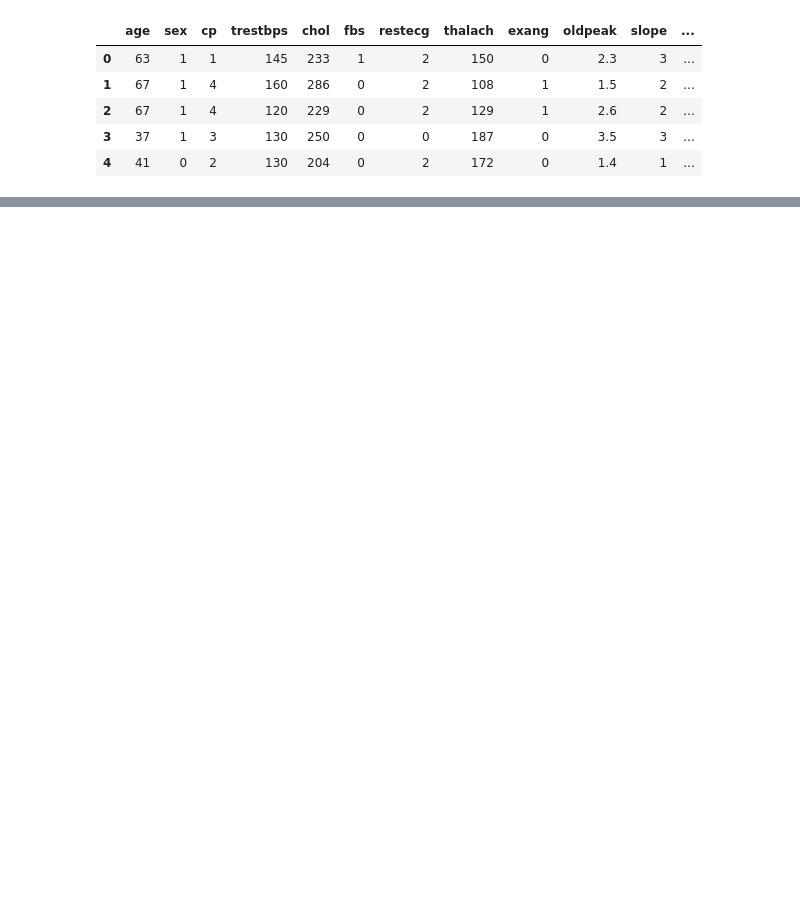
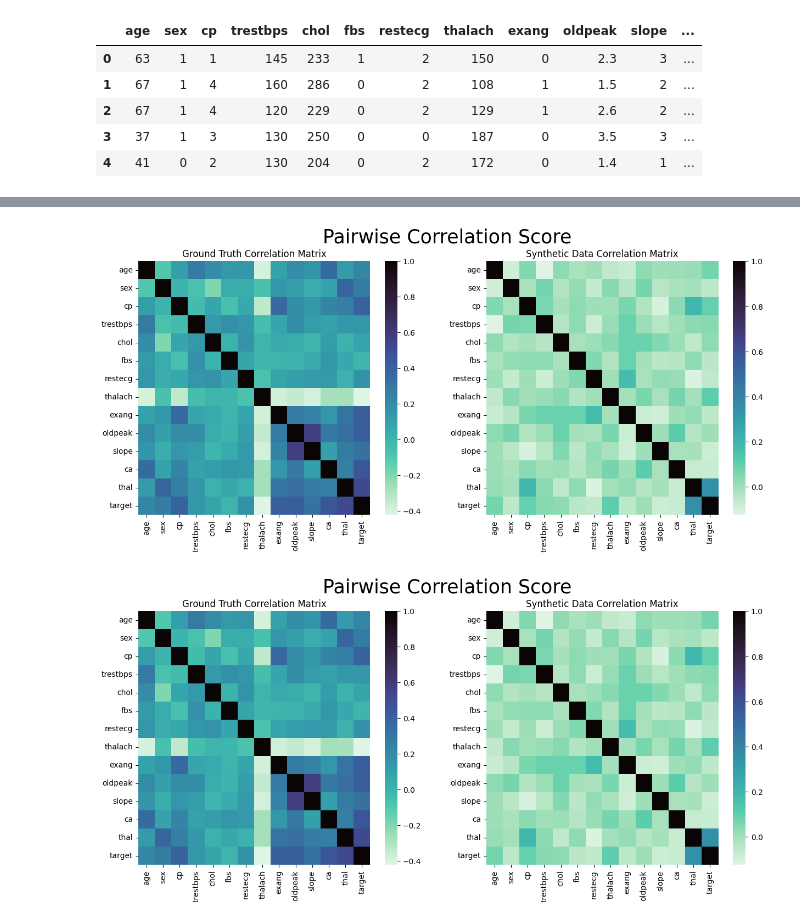
Before and after one commit to dylanlo8/SynPiper, a Jupyter notebook: example_notebooks/synpiper_dp_example.ipynb, the cells around one changed output, grey strips where cells are left out. Drawn from its saved outputs; the diff is of its cells as text; code cells hidden in the pictures; blank space fills up the shorter version.

```diff
--- a/example_notebooks/synpiper_dp_example.ipynb
+++ b/example_notebooks/synpiper_dp_example.ipynb
@@ -30,13 +40,21 @@ cat_cols = ["sex", "cp", "fbs", "restecg", "exang", "slope", "ca", "thal", "targ
 # %%
-# Parameter dictionary for DP Synthesizer
+# Mandatory parameter dictionary for DP Synthesizer
 param_dict = {
     "categorical_attributes" : cat_cols,
-    "epsilon" : 1,
+    "epsilon" : 4, # 0 to turn off differential privacy
     "degree_of_bayesian_network" : 3
 }
 
+# Path of data file
 data_path = os.path.join(parent_dir, 'datasets', 'heartprocessed.csv')
 
+# Choice of Synthesizer
 synthesizer_name = "dpsynthesizer"
 
+# Path of generated data
 synthetic_filepath = os.path.join(os.getcwd(), 'synthetic.csv')
+# %%
+synthesizer = SynPiper(data_path = data_path,
+                       synthesizer_name = synthesizer_name,
+                       param_dict = param_dict,
+                       synthetic_filepath = synthetic_filepath)
@@ -42,0 +88,4 @@ synthetic_filepath = os.path.join(os.getcwd(), 'synthetic.csv')
+# %%
+df_syn = synthesizer.generated_samples
+
+df_syn
@@ -42,0 +140,6 @@ synthetic_filepath = os.path.join(os.getcwd(), 'synthetic.csv')
+# %%
+plot_corr_matrix(real = df,
+                synthetic = df_syn)
+# %% [output]
+[figure, added]
+[figure, added]
```
Also changed, not shown: parts of 15 cells of this notebook, 8 other files.
